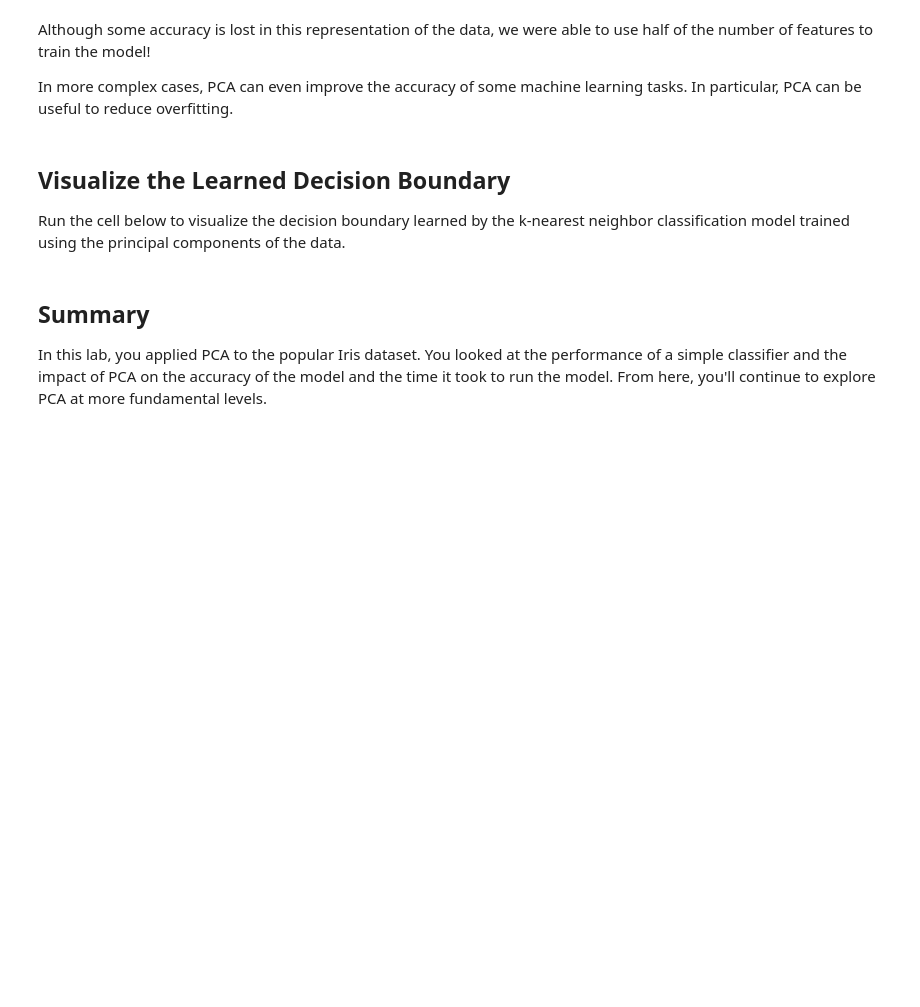
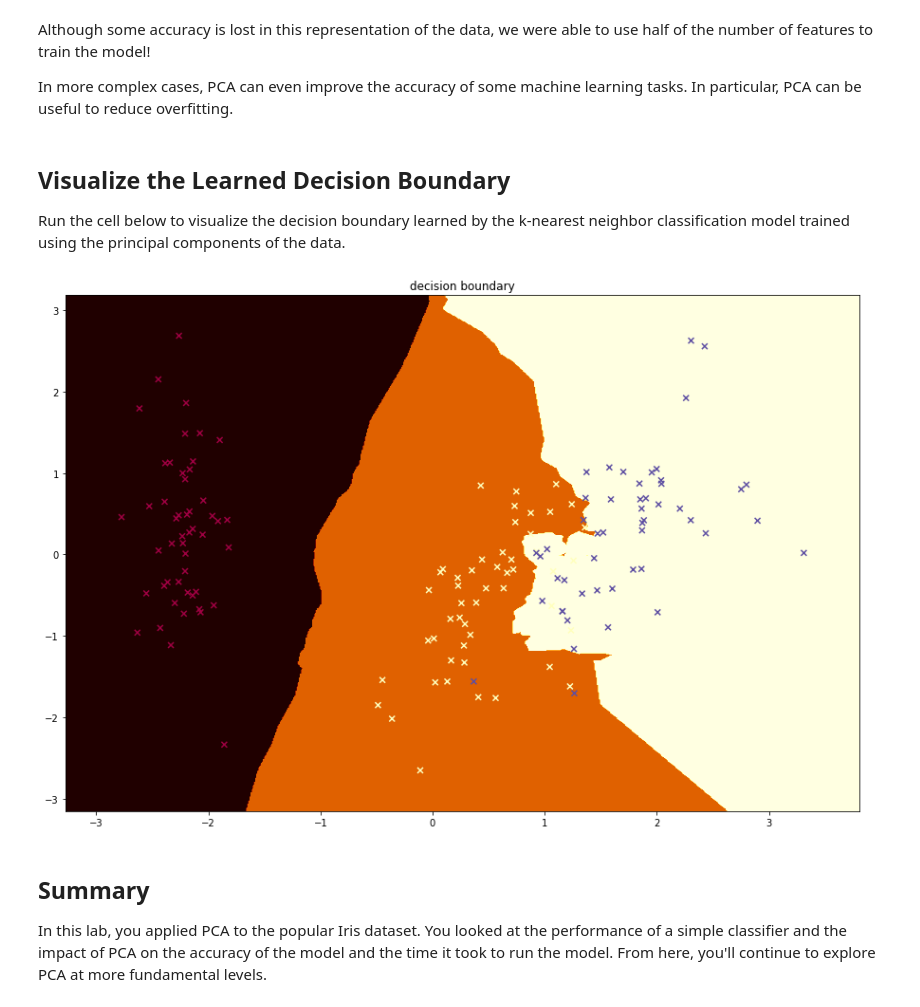
Before and after one commit to kmmooney/dsc-pca-in-scikitlearn-lab, a Jupyter notebook: index.ipynb, the cells around one changed output. Drawn from its saved outputs; the diff is of its cells as text; code cells hidden in the pictures; blank space fills up the shorter version.

```diff
--- a/index.ipynb
+++ b/index.ipynb
@@ -168,0 +210,14 @@ Now repeat the above process for the dataset made from principal components:
+# %%
+# Classification - reduced (PCA) Iris dataset
+
+X = pc_df.drop('Target', axis = 1)
+y = pc_df.Target
+start = time.time()
+X_train, X_test, y_train, y_test = train_test_split(X, y, test_size = 0.2, random_state = 9)
+kneighbor = KNeighborsClassifier()
+kneighbor.fit(X_train, y_train)
+y_pred = kneighbor.predict(X_test)
+accuracy = metrics.accuracy_score(y_pred, y_test)
+end = time.time()
+print("Time taken: ", end - start)
+print("Accuracy: ", accuracy)
@@ -177,26 +235,28 @@ Run the cell below to visualize the decision boundary learned by the k-nearest n
 # %%
 # Plot decision boundary using principal components
 import numpy as np
 def decision_boundary(pred_func):
 
     # Set the boundary
     x_min, x_max = X.iloc[:, 0].min() - 0.5, X.iloc[:, 0].max() + 0.5
     y_min, y_max = X.iloc[:, 1].min() - 0.5, X.iloc[:, 1].max() + 0.5
     h = 0.01
 
     # Build meshgrid
     xx, yy = np.meshgrid(np.arange(x_min, x_max, h), np.arange(y_min, y_max, h))
     Z = pred_func(np.c_[xx.ravel(), yy.ravel()])
     Z = Z.reshape(xx.shape)
 
     # Plot the contour
     plt.figure(figsize=(15,10))
     plt.contourf(xx, yy, Z, cmap=plt.cm.afmhot)
     plt.scatter(X.iloc[:, 0], X.iloc[:, 1], c=y, cmap=plt.cm.Spectral, marker='x')
 
-decision_boundary(lambda x: model.predict(x))
+decision_boundary(lambda x: kneighbor.predict(x))
 
 plt.title('decision boundary');
+# %% [output]
+[figure, added]
 # %% [markdown]
 ## Summary
 
```
Also changed, not shown: parts of 6 cells of this notebook.
